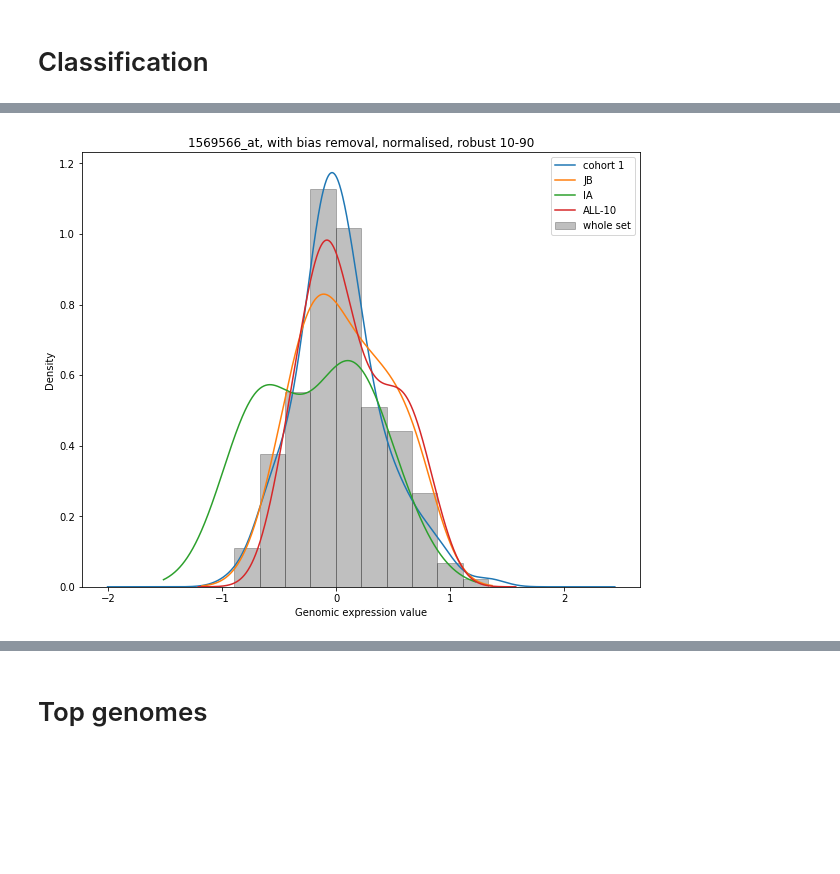
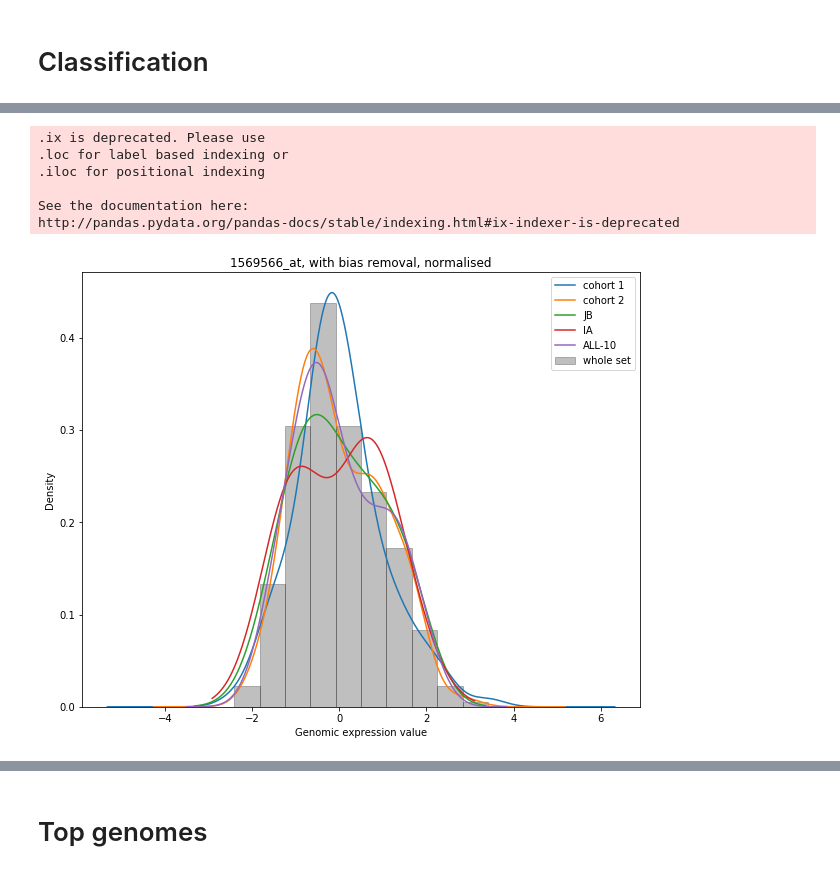
Before and after one commit to bramiozo/RexR, a Jupyter notebook: notebook.ipynb, the cells around one changed output, grey strips where cells are left out. Cells and saved outputs as stored; diff of their text form; code cells hidden in the pictures; blank space fills up the shorter version.

```diff
--- a/notebook.ipynb
+++ b/notebook.ipynb
@@ -7,9 +7,9 @@ Rocket = RexR(datalocation = None, #'_data/genomic_data/data.pkl',
               seed = 3123,
               debug = False,
               write_out=True,
-              set_name = 'MELA') # data to read in ALL_10, or MELA
+              set_name = 'ALL_10') # data to read in ALL_10, or MELA
 Rocket.load_probeset_data();
-
+from matplotlib import pyplot as plt
 %matplotlib inline
 %load_ext autoreload
 %autoreload 2
@@ -19,19 +43,19 @@ Using TensorFlow backend.
 # %% [markdown]
 # Classification
 # %%
-METHOD_LIST = ['CNN'] # ['RF', 'XGB', 'LGBM', 'ExtraTrees','SVM', 'LR', 'LDA', 'QDA', 'NaiveBayes','GPC', 'RVM'] #, 'DNN', 'CNN'] #
+METHOD_LIST = ['RF', 'XGB', 'LGBM', 'ExtraTrees','SVM', 'LR', 'LDA', 'NaiveBayes','GPC', 'DNN']#, 'CNN'] #
 Runs = []
 nruns = 1
 SCALER = "standard" # None, minmax, standard, normaliser, add robust?
 SCALER_MAXABS = False # scale by maximum absolute values
-SCALER_BIAS_REMOVAL = False
+SCALER_BIAS_REMOVAL = True
 GROUPING = "mean"
-FEAT_SELECTOR =  "low_variance" # "low_variance" # "low_variance" None
+FEAT_SELECTOR =  "low_variance" # "low_variance" None
 SELECTOR_METHOD = "FDR" # mannwhitney, FDR
 SCORE_FUNC = 'ANOVA' # ANOVA, chi2
 SELECTOR_ALPHA = 0.05 # see this as the maximum p-value to classify
 DIM_TYPE =  None #"PCA" #"LDA", "PCA", "PLS"
-DIM_NUM = 500
+DIM_NUM = 100
 Results = None
 ACC = pd.DataFrame()
 Rocket.VIZ = False
@@ -47,7 +71,7 @@ PIPELINE = {"scaler": {"type": SCALER, "maxabs": SCALER_MAXABS},
             "dim_reduction": DIMRED_DICT}
 Rocket.PIPELINE_PARAMETERS = PIPELINE
 # %%
-processed_df = _helpers._preprocess(Rocket.DATA_merged, cohorts = ["cohort 1", "JB", "IA", "ALL-10"],
+processed_df = _helpers._preprocess(Rocket.DATA_merged, cohorts = ["cohort 1", "cohort 2", "JB", "IA", "ALL-10"],
                                       scaler = SCALER , Rclass = Rocket)
 # %% [output]
 - - - - - - - - - - - - - - - - - - - - - - - - - - - - - -  Removing cohort biases
@@ -75,19 +120,26 @@ plt.savefig('out/genome_distribution_noCorrection_noNormalisation.png',
 # %%
 plt.figure(figsize=(10,8))
-ch = processed_df["array-batch"].isin(["cohort 1", "JB", "IA", "ALL-10"])
+ch = processed_df["array-batch"].isin(["cohort 1", "cohort 2", "JB", "IA", "ALL-10"])
 #processed_df.loc[ch, '1569566_at'].plot.kde(label='whole set')
 processed_df.loc[ch, '1569566_at'].plot.hist(label='whole set', alpha=0.25,
                                                  density=True, color='black', ec='black')
 processed_df.ix[processed_df['array-batch']=='cohort 1']['1569566_at'].plot.kde(label='cohort 1')
+processed_df.ix[processed_df['array-batch']=='cohort 2']['1569566_at'].plot.kde(label='cohort 2')
 processed_df.ix[processed_df['array-batch']=='JB']['1569566_at'].plot.kde(label='JB')
 processed_df.ix[processed_df['array-batch']=='IA']['1569566_at'].plot.kde(label='IA')
 processed_df.ix[processed_df['array-batch']=='ALL-10']['1569566_at'].plot.kde(label='ALL-10')
-plt.title('1569566_at, with bias removal, normalised, robust 10-90')
+plt.title('1569566_at, with bias removal, normalised')
 plt.xlabel('Genomic expression value')
 plt.legend()
-plt.savefig('out/strong_genome_distribution_withCorrection_robustNormalisation10-90.png',
+plt.savefig('out/strong_genome_distribution_withCorrection_standardNormalisation.png',
                 format='png', dpi=600, transparant=True)
 # %% [output]
+.ix is deprecated. Please use
+.loc for label based indexing or
+.iloc for positional indexing
+
+See the documentation here:
+http://pandas.pydata.org/pandas-docs/stable/indexing.html#ix-indexer-is-deprecated
-[figure, old version]
+[figure, new version]
 # %%
 plt.figure(figsize=(10,8))
```
Also changed, not shown: parts of 35 cells of this notebook, 29 other files.
